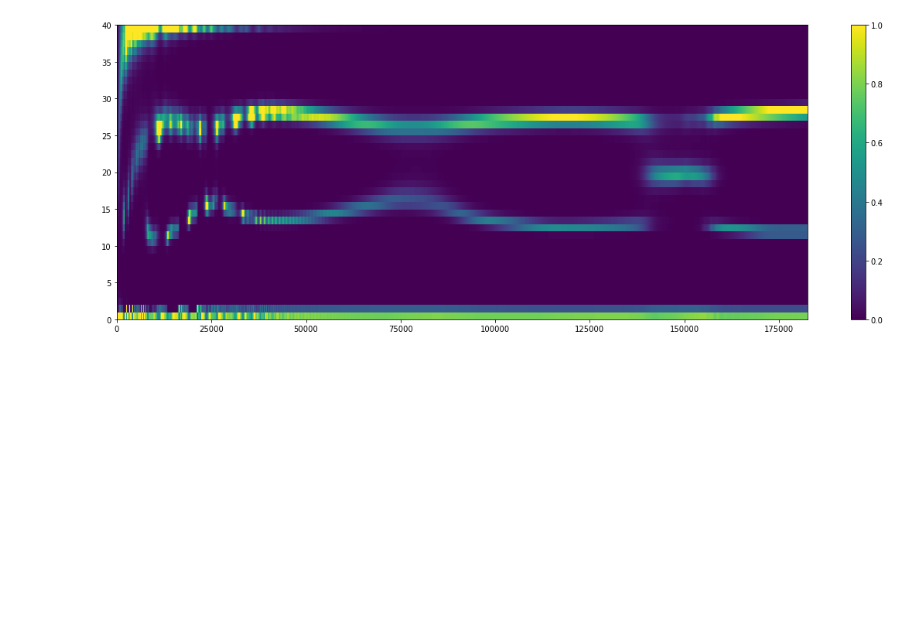
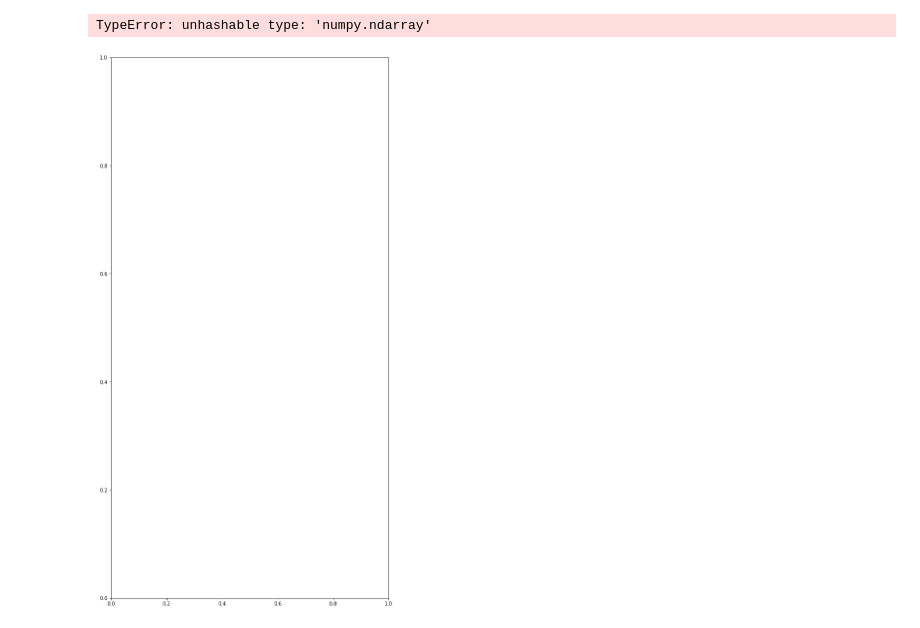
Before and after one commit to ben1post/kaweahcode, a Jupyter notebook: xarray-simlab-experiments/ASTroCAT_plot_01.ipynb, the cells around one changed output. Drawn from its saved outputs; the diff is of its cells as text; code cells hidden in the pictures; blank space fills up the shorter version.

```diff
--- a/xarray-simlab-experiments/ASTroCAT_plot_01.ipynb
+++ b/xarray-simlab-experiments/ASTroCAT_plot_01.ipynb
@@ -6,7 +7,7 @@ plt.rcParams['figure.figsize'] = [15, 10]
 # %%
 # 1.plot: contour plot y=size, x=time, col=concentration
 # %%
-data = xr.open_dataset('ASTroCAT_10yearoutput_x5res.nc')
+data = xr.open_dataset('NEW_ASTroCAT_10yearoutput_x70res.nc')
 # %%
 data
 # %% [output]
@@ -55,9 +62,15 @@ Coordinates:
+# %%
+plt.pcolor(P_out[:,::500].time, P_out[:,::500].component, P_out[:,::500].values)
+#plt.set_xticks(np.arange(0,24,2))
+plt.colorbar()
+plt.show()
+# %% [output]
+TypeError: unhashable type: 'numpy.ndarray'
+[figure, added]
 # %%
-plt.pcolor(P_out, vmax=1)
+plt.pcolor(P_out)
 plt.colorbar()
 plt.show()
-# %% [output]
-[figure, removed]
 # %%
 plt.pcolor(Z_out)
 plt.colorbar()
```
Also changed, not shown: parts of 12 cells of this notebook, 2 other files.
